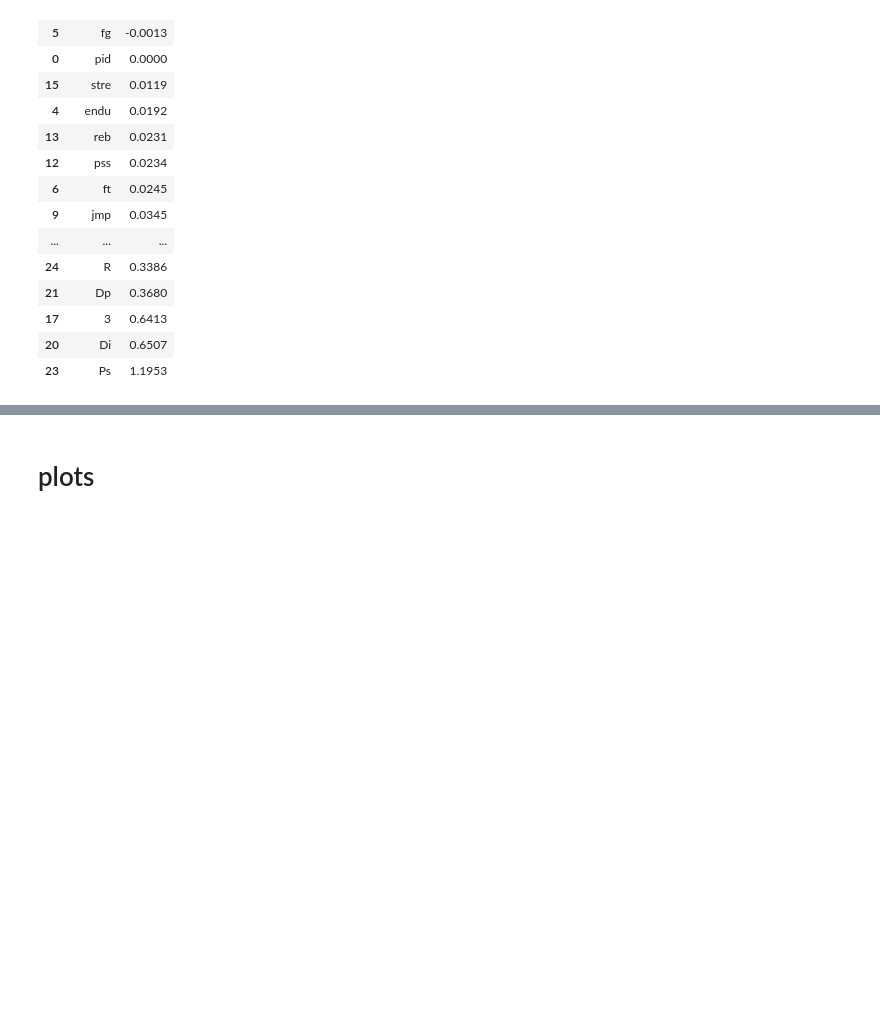
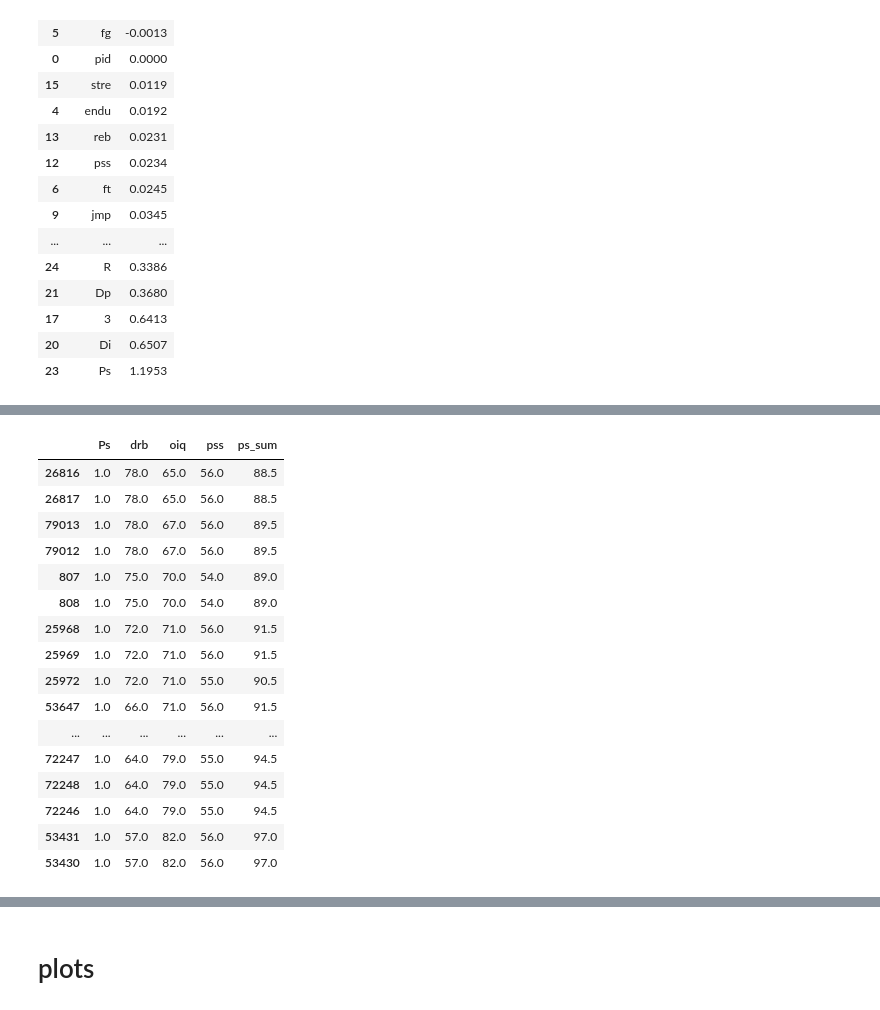
Before and after one commit to aemrich/bbgm_predict, a Jupyter notebook: analysis.ipynb, the cells around one changed output, grey strips where cells are left out. Saved outputs shown, nothing was run; the diff lists cells and outputs as text; code cells hidden in the pictures; blank space fills up the shorter version.

```diff
--- a/analysis.ipynb
+++ b/analysis.ipynb
@@ -325,0 +355,20 @@ reb
+# %%
+df_ewa_ratings[(df_ewa_ratings['pss'] <57) & (df_ewa_ratings['Ps'] == 1)][['Ps', 'drb','oiq', 'pss', 'ps_sum']].sort_values('oiq')
+# %% [output]
+|  | Ps | drb | oiq | pss | ps_sum |
+| 26816 | 1.0 | 78.0 | 65.0 | 56.0 | 88.5 |
+| 26817 | 1.0 | 78.0 | 65.0 | 56.0 | 88.5 |
+| 79013 | 1.0 | 78.0 | 67.0 | 56.0 | 89.5 |
+| 79012 | 1.0 | 78.0 | 67.0 | 56.0 | 89.5 |
+| 807 | 1.0 | 75.0 | 70.0 | 54.0 | 89.0 |
+| 808 | 1.0 | 75.0 | 70.0 | 54.0 | 89.0 |
+| 25968 | 1.0 | 72.0 | 71.0 | 56.0 | 91.5 |
+| 25969 | 1.0 | 72.0 | 71.0 | 56.0 | 91.5 |
+| 25972 | 1.0 | 72.0 | 71.0 | 55.0 | 90.5 |
+| 53647 | 1.0 | 66.0 | 71.0 | 56.0 | 91.5 |
+| ... | ... | ... | ... | ... | ... |
+| 72247 | 1.0 | 64.0 | 79.0 | 55.0 | 94.5 |
+| 72248 | 1.0 | 64.0 | 79.0 | 55.0 | 94.5 |
+| 72246 | 1.0 | 64.0 | 79.0 | 55.0 | 94.5 |
+| 53431 | 1.0 | 57.0 | 82.0 | 56.0 | 97.0 |
+| 53430 | 1.0 | 57.0 | 82.0 | 56.0 | 97.0 |
```
Also changed, not shown: parts of 19 cells of this notebook, 2 other files.
